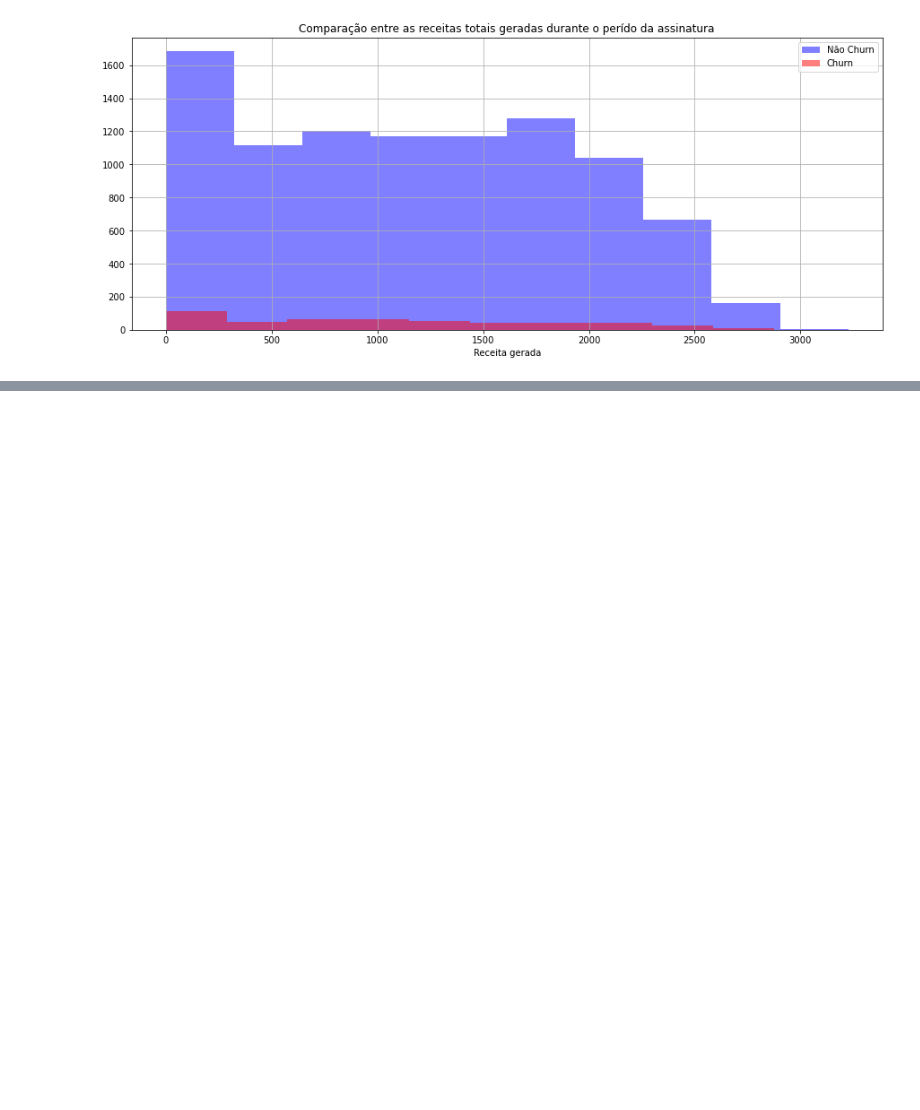
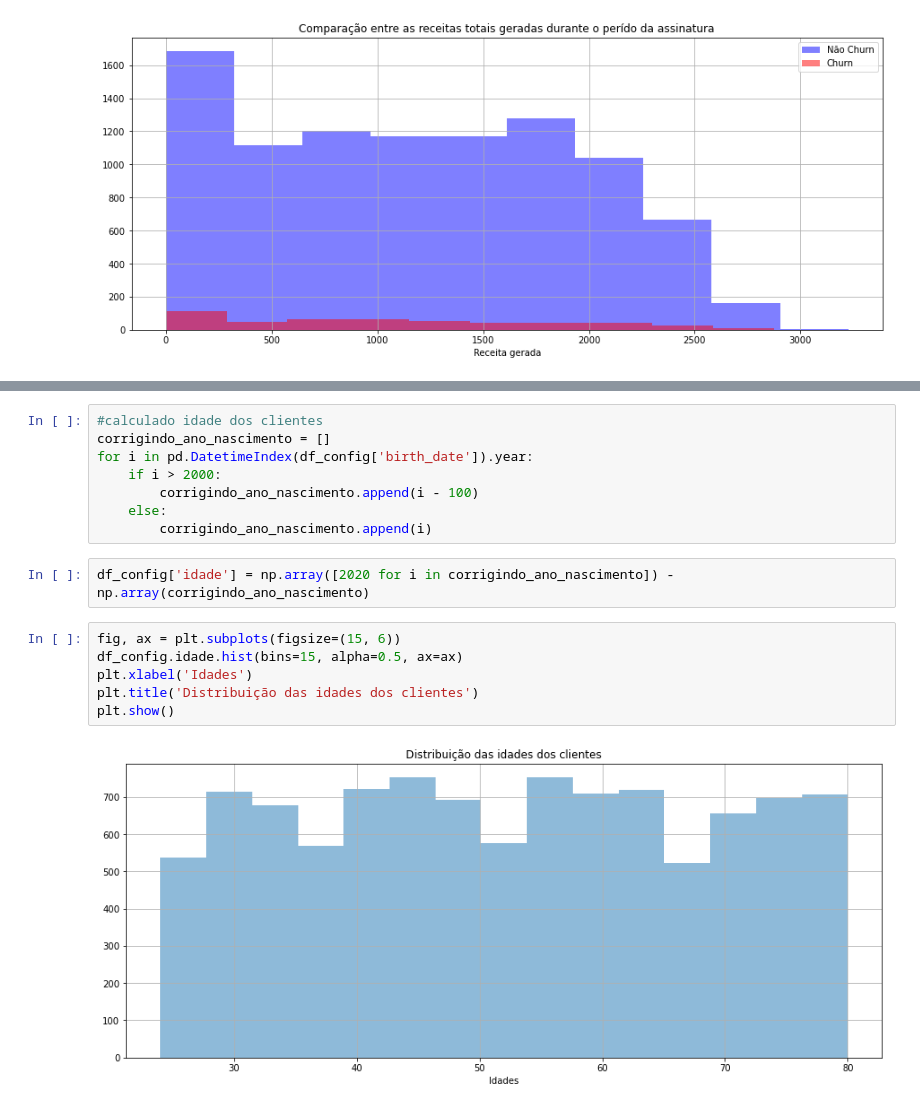
Before and after one commit to eduardoeqs/churn_analysis-Petlove, a Jupyter notebook: Analise_organizada.ipynb, the cells around one changed output, grey strips where cells are left out. Drawn from its saved outputs; the diff is of its cells as text; blank space fills up the shorter version.

```diff
--- a/Analise_organizada.ipynb
+++ b/Analise_organizada.ipynb
@@ -202,0 +246,18 @@ plt.show()
+# %%
+#calculado idade dos clientes
+corrigindo_ano_nascimento = []
+for i in pd.DatetimeIndex(df_config['birth_date']).year:
+    if i > 2000:
+        corrigindo_ano_nascimento.append(i - 100)
+    else:
+        corrigindo_ano_nascimento.append(i)
+# %%
+df_config['idade'] = np.array([2020 for i in corrigindo_ano_nascimento]) - np.array(corrigindo_ano_nascimento)
+# %%
+fig, ax = plt.subplots(figsize=(15, 6))
+df_config.idade.hist(bins=15, alpha=0.5, ax=ax)
+plt.xlabel('Idades')
+plt.title('Distribuição das idades dos clientes')
+plt.show()
+# %% [output]
+[figure, added]
```
Also changed, not shown: parts of 5 cells of this notebook.
